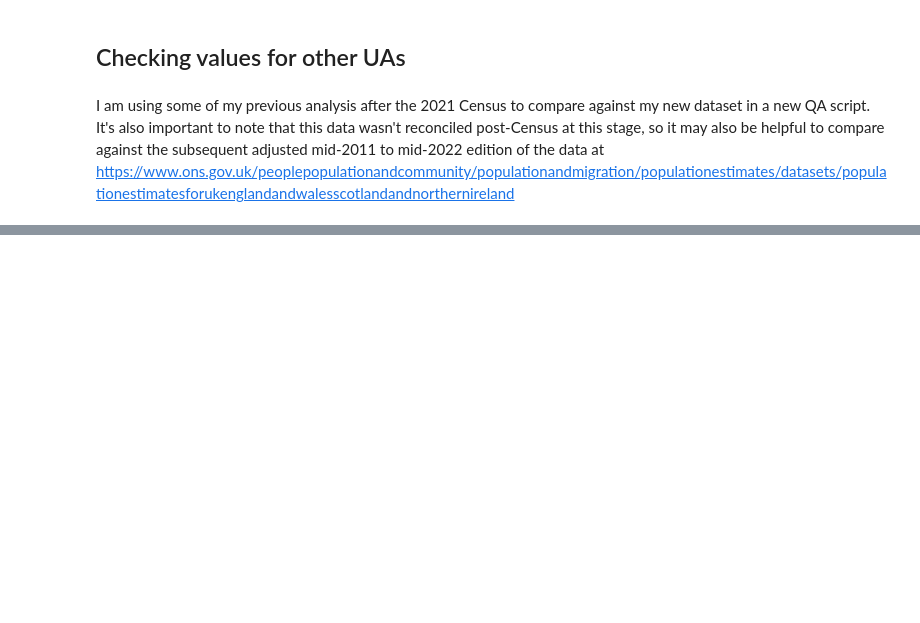
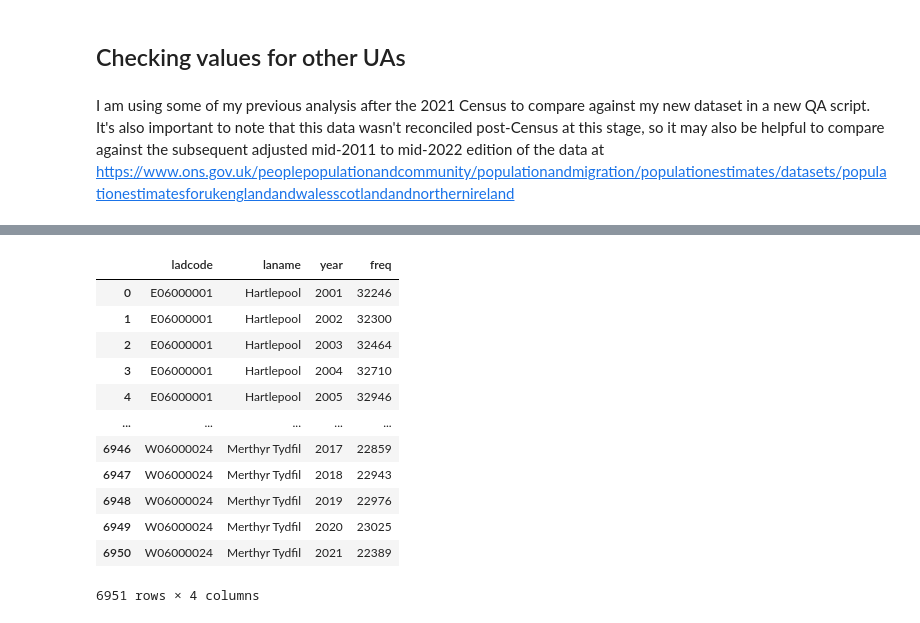
Before and after one commit to Prison-Reform-Trust/womens-imprisonment-PFA, a Jupyter notebook: notebooks/processing_data/1.7-ah-combine-custody-pfa-population.ipynb, the cells around one changed output, grey strips where cells are left out. Drawn from its saved outputs; the diff is of its cells as text; code cells hidden in the pictures; blank space fills up the shorter version.

```diff
--- a/notebooks/processing_data/1.7-ah-combine-custody-pfa-population.ipynb
+++ b/notebooks/processing_data/1.7-ah-combine-custody-pfa-population.ipynb
@@ -135,0 +201,4 @@ df_population, df_reconciliation = src.data.LA_PFA_QA.load_data()
+# %%
+df = LA_PFA_QA.process_data(df_merged)
+df
+# %% [output]
@@ -135,0 +210,13 @@ df_population, df_reconciliation = src.data.LA_PFA_QA.load_data()
+|  | ladcode | laname | year | freq |
+| 0 | E06000001 | Hartlepool | 2001 | 32246 |
+| 1 | E06000001 | Hartlepool | 2002 | 32300 |
+| 2 | E06000001 | Hartlepool | 2003 | 32464 |
+| 3 | E06000001 | Hartlepool | 2004 | 32710 |
+| 4 | E06000001 | Hartlepool | 2005 | 32946 |
+| ... | ... | ... | ... | ... |
+| 6946 | W06000024 | Merthyr Tydfil | 2017 | 22859 |
+| 6947 | W06000024 | Merthyr Tydfil | 2018 | 22943 |
+| 6948 | W06000024 | Merthyr Tydfil | 2019 | 22976 |
+| 6949 | W06000024 | Merthyr Tydfil | 2020 | 23025 |
+| 6950 | W06000024 | Merthyr Tydfil | 2021 | 22389 |
+6951 rows × 4 columns
```
Also changed, not shown: parts of 9 cells of this notebook, 1 other file.
